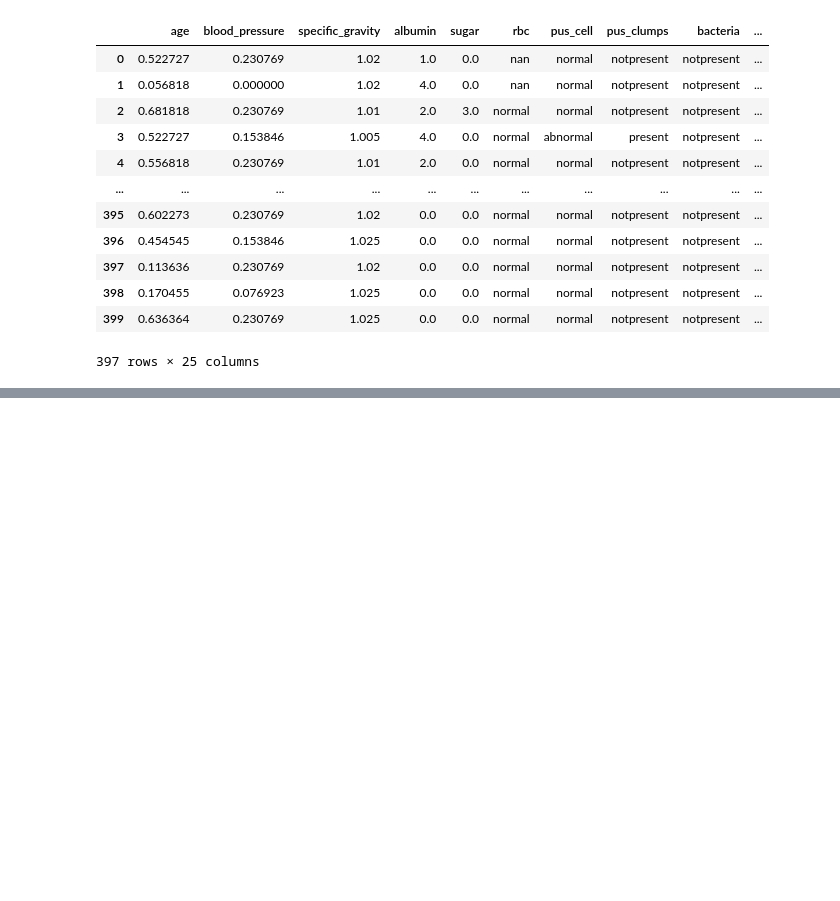
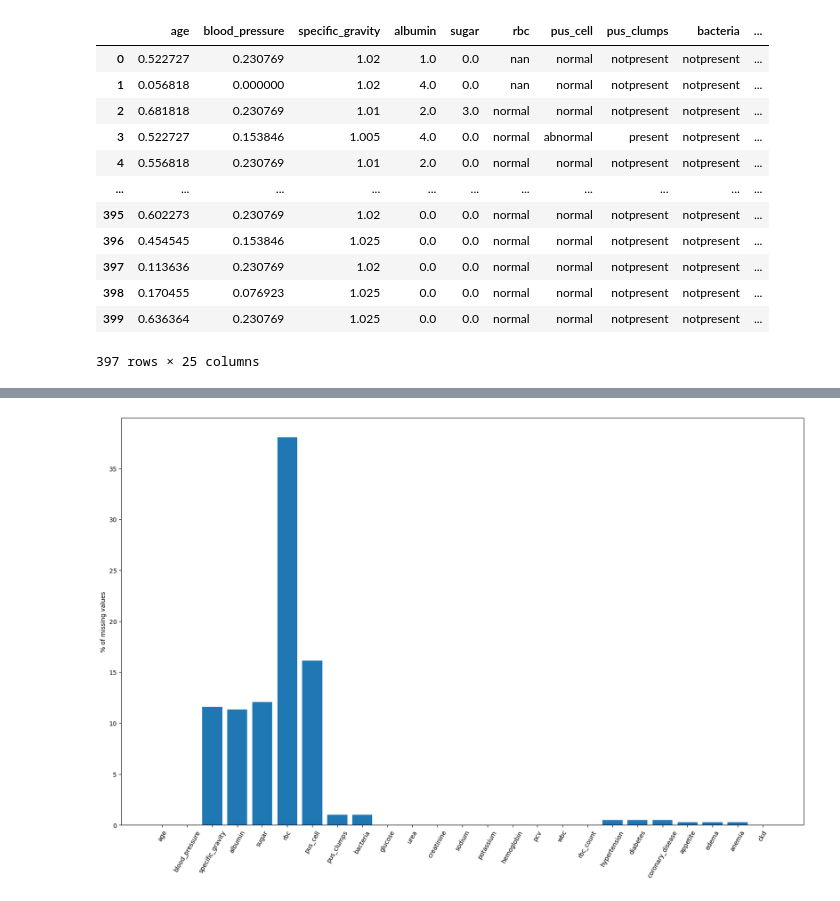
Before and after one commit to andreaperval-gap/SP_FinalProject, a Jupyter notebook: Scientific_Programming.ipynb, the cells around one changed output, grey strips where cells are left out. Cells and saved outputs as stored; diff of their text form; code cells hidden in the pictures; blank space fills up the shorter version.

```diff
--- a/Scientific_Programming.ipynb
+++ b/Scientific_Programming.ipynb
@@ -800,0 +828,32 @@ df_pipeline
+# %%
+from sklearn.experimental import enable_iterative_imputer
+from sklearn.impute import IterativeImputer
+from sklearn.linear_model import LinearRegression
+from sklearn.ensemble import RandomForestRegressor
+numeric_cols = [
+    "age",
+    "blood_pressure",
+    "glucose",
+    "urea",
+    "creatinine",
+    "sodium",
+    "potassium",
+    "hemoglobin",
+    "pcv",
+    "wbc",
+    "rbc_count"
+]
+# We can use Linear Regression or Random Forest
+lr = LinearRegression()
+rf = RandomForestRegressor(n_estimators=100)
+
+# We create the imputer
+imp = IterativeImputer(estimator=lr, verbose=2, max_iter=10)#, tol=1e-10, imputation_order='roman')
+# Apply it to the numerical columns
+ImputedData = imp.fit_transform(df_pipeline[numeric_cols])
+# Convert the imputes values to a dataframe
+Imputed_data = pd.DataFrame(ImputedData)
+Imputed_data.columns = numeric_cols
+# Substitute the imputed values into the dataframe
+imputed_df = df_pipeline.copy()
+imputed_df[numeric_cols] = Imputed_data
@@ -800,0 +878,4 @@ df_pipeline
+# %%
+plot_missing_values(imputed_df)
+# %% [output]
+[figure, added]
```
Also changed, not shown: parts of 19 cells of this notebook, 1 other file.
